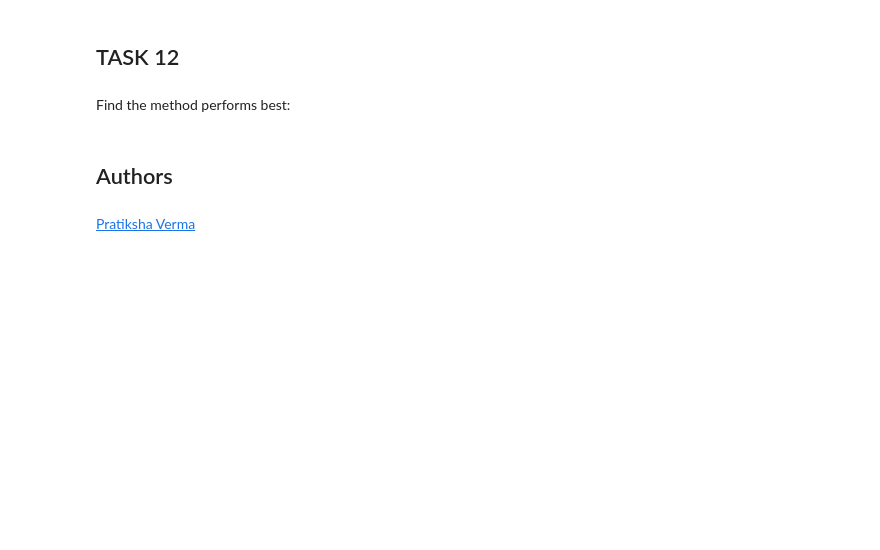
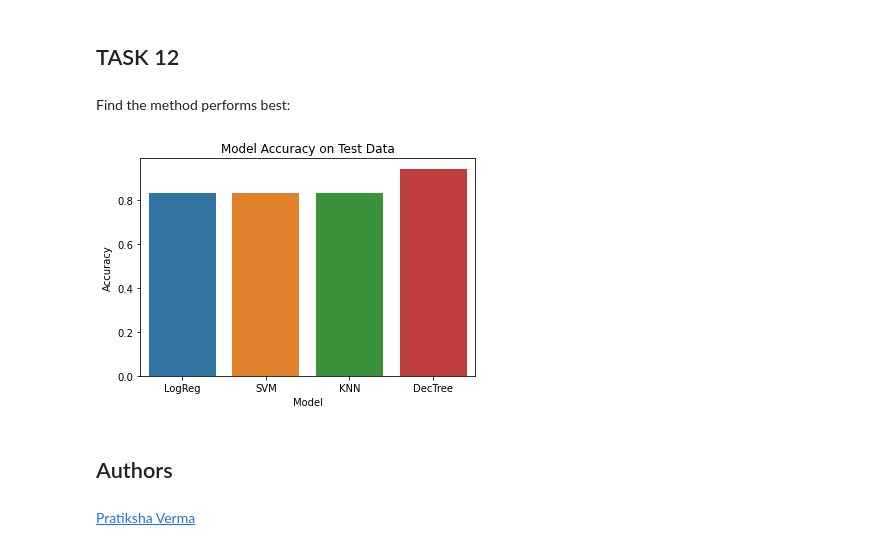
Before and after one commit to annabortle/IBM-DS, a Jupyter notebook: capstone_project/SpaceX_Machine_Learning_Prediction_Part_5.jupyterlite.ipynb, the cells around one changed output. Saved outputs shown, nothing was run; the diff lists cells and outputs as text; code cells hidden in the pictures; blank space fills up the shorter version.

Commit message:
adds barplot for classification model accuracy comparision

```diff
--- a/capstone_project/SpaceX_Machine_Learning_Prediction_Part_5.jupyterlite.ipynb
+++ b/capstone_project/SpaceX_Machine_Learning_Prediction_Part_5.jupyterlite.ipynb
@@ -197,7 +196,8 @@ accuracy : 0.8464285714285713
 # %% [markdown]
 Calculate the accuracy on the test data using the method <code>score</code>:
 # %%
-logreg_cv.score(X_test,Y_test)
+logreg_score = logreg_cv.score(X_test,Y_test)
+logreg_score
 # %% [output]
 0.8333333333333334
 # %% [markdown]
@@ -239,7 +239,8 @@ accuracy : 0.8482142857142856
 # %% [markdown]
 Calculate the accuracy on the test data using the method <code>score</code>:
 # %%
-svm_cv.score(X_test,Y_test)
+svm_score = svm_cv.score(X_test,Y_test)
+svm_score
 # %% [output]
 0.8333333333333334
 # %% [markdown]
@@ -284,5 +285,6 @@ accuracy : 0.875
 # %% [markdown]
 Calculate the accuracy of tree_cv on the test data using the method <code>score</code>:
 # %%
-tree_cv.score(X_test,Y_test)
+tree_score = tree_cv.score(X_test,Y_test)
+tree_score
 # %% [output]
@@ -323,7 +325,8 @@ accuracy : 0.8482142857142858
 # %% [markdown]
 Calculate the accuracy of knn_cv on the test data using the method <code>score</code>:
 # %%
-knn_cv.score(X_test,Y_test)
+knn_score = knn_cv.score(X_test,Y_test)
+knn_score
 # %% [output]
 0.8333333333333334
 # %% [markdown]
@@ -342,3 +343,11 @@ decision tree
+# %%
+df = pd.DataFrame(data={"Model": ["LogReg", "SVM", "KNN", "DecTree"],
+                        "Accuracy": [logreg_score, svm_score, knn_score, tree_score]})
+sns.barplot(data = df, x = "Model", y = "Accuracy")
+plt.title("Model Accuracy on Test Data")
+plt.show()
+# %% [output]
+[figure, added]
 # %% [markdown]
 ## Authors
 # %% [markdown]
```
Also changed, not shown: parts of 4 cells of this notebook.
